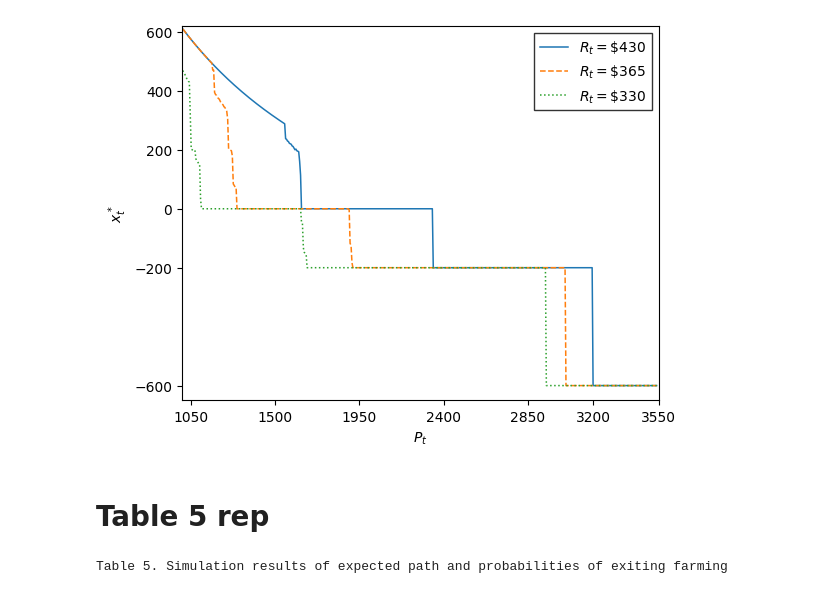
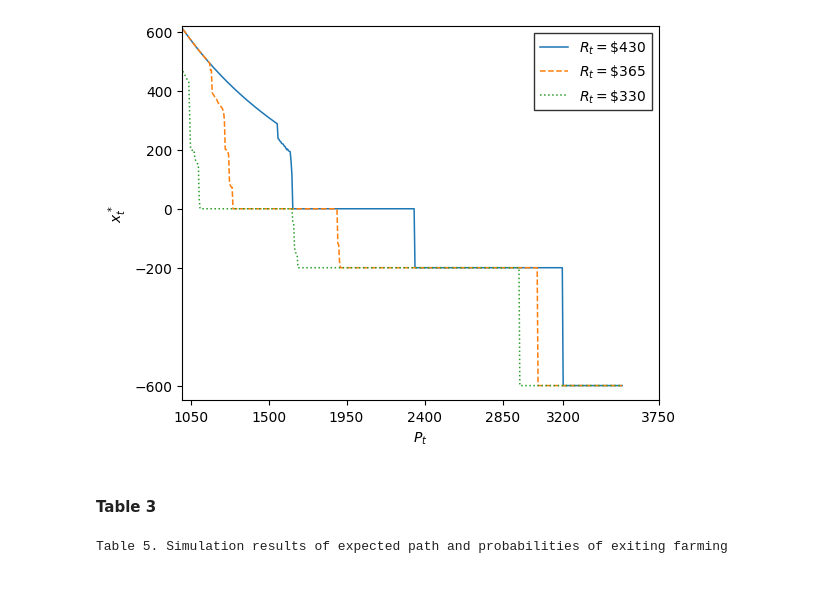
Before and after one commit to mikkelfe/Dynamic-Programming-Project, a Jupyter notebook: Finished_model.ipynb, the cells around one changed output. Cells and saved outputs as stored; diff of their text form; code cells hidden in the pictures.

```diff
--- a/Finished_model.ipynb
+++ b/Finished_model.ipynb
@@ -54,5 +67,4 @@ plt.show()
 # %%
-# Replicate x_t^* vs P_t for different R_t values (notebook-only functions).
 W_fixed = np.array([500_000.0])
 R_values = [430.0, 365.0, 330.0]
 styles = ["-", "--", ":"]
@@ -63,34 +75,34 @@ P_plot = None
 for Rt in R_values:
     policy_rt = compute_policy_grid_local(
         copt_local,
         cfg_struct,
         t=0,
         Lt=600.0,
         Rt=Rt,
         wealth_levels=W_fixed,
     )
     if P_plot is None:
         P_plot = policy_rt["P"]
     curves.append(policy_rt["XP"][:, 0])
 #print(curves)
 fig, ax = plt.subplots(figsize=(6.0, 4.5))
 for y, style, label in zip(curves, styles, labels):
     ax.plot(P_plot, y, style, linewidth=1.1, label=label)
     if label == r"$R_t = \$365$":
         monkey = y  # Store this curve for later plotting
 
 ax.set_xlim(1000, 3550)
 ax.set_ylim(-650, 620)
 ax.set_xlabel(r"$P_t$")
 ax.set_ylabel(r"$x_t^*$")
-ax.set_xticks([1050, 1500, 1950, 2400, 2850, 3200, 3550])
+ax.set_xticks([1050, 1500, 1950, 2400, 2850, 3200, 3750])
 ax.set_yticks([-600, -200, 0, 200, 400, 600])
 ax.legend(loc="upper right", frameon=True, facecolor="white", edgecolor="black", fancybox=False)
 ax.grid(False)
 plt.tight_layout()
 plt.savefig("Graphs/portfolio_policy_vs_price_Rt.png", dpi=300)
 plt.show()
 # %% [output]
-[figure, old version]
+[figure, new version]
 # %% [markdown]
-# Table 5 rep
+#### Table 3
```
Also changed, not shown: parts of 13 cells of this notebook, 8 other files.
